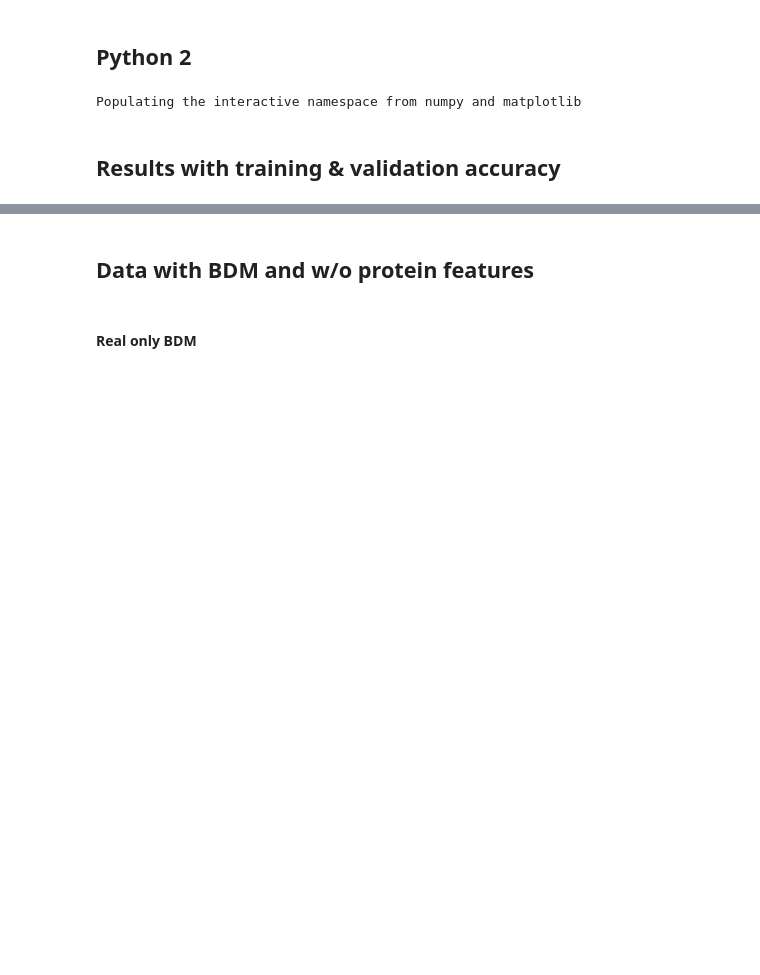
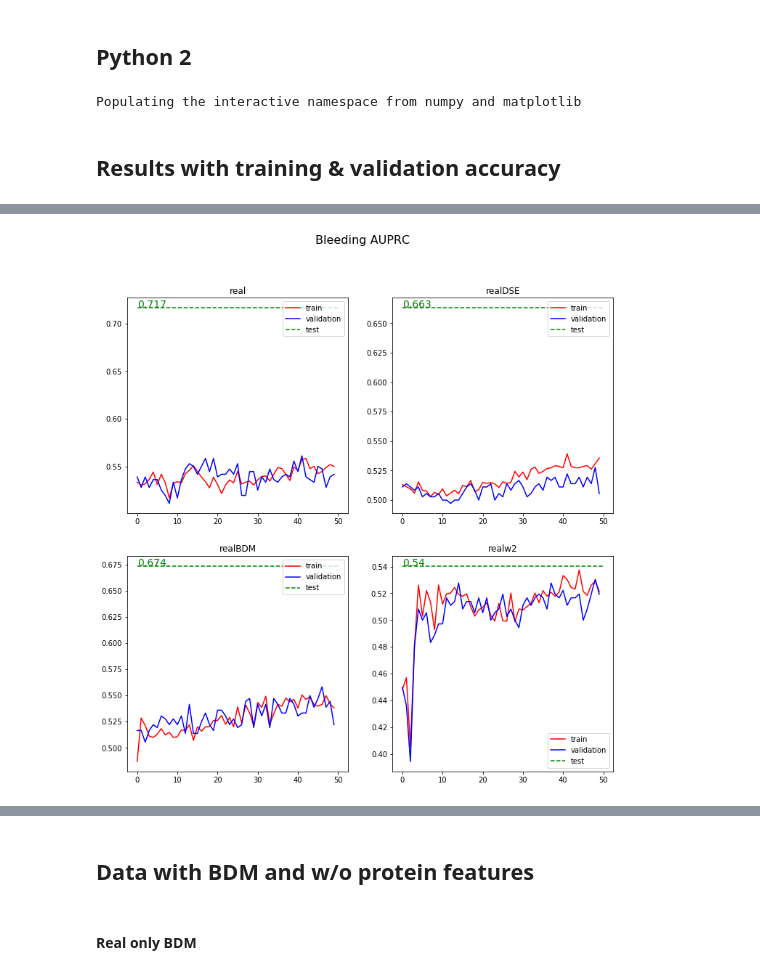
Before and after one commit to diitaz93/Master-Thesis, a Jupyter notebook: training_results.ipynb, the cells around one changed output, grey strips where cells are left out. Cells and saved outputs as stored; diff of their text form; code cells hidden in the pictures; blank space fills up the shorter version.

```diff
--- a/training_results.ipynb
+++ b/training_results.ipynb
@@ -59,12 +68,0 @@ print(np.shape(test_scores),'test_scores')
-# %%
-m = 0 #index of metric
-figure(figsize=[14,10])
-#suptitle(metric[m], fontsize=14)
-#dims = np.shape(new_data)
-for i in range(np.shape(train_acc)[0]):
-    subplot(5,2,i+1)
-    plot(train_acc[:,i])
-    subplots_adjust(left=None, bottom=0.1, right=None, top=1.2, wspace=None, hspace=None)
-#legend(loc='upper left')
-#suptitle(metric[m], fontsize=20,y=1.25)
-show()
@@ -72,0 +197,16 @@ show()
+# %%
+pair_idx = 5
+figure(figsize=[12,12])
+suptitle(ses[ses_pairs[pair_idx][0]]+' AUPRC',fontsize=16)
+for i in range(n_sims):
+    subplot(2,2,i+1)
+    test_val = test_data[ses_pairs[pair_idx][0],1,i]
+    hlines(test_val,0,50, colors='g', linestyles='dashed', label='test')
+    text(0, test_val, str(np.round(test_val,3)), fontsize=14,color='g')
+    plot(data[:,ses_pairs[pair_idx][0],3,i],label='train',color='r')
+    plot(data[:,ses_pairs[pair_idx][0],2,i],label='validation',color='b')
+    legend(loc='best')
+    title(sims[i])
+show()
+# %% [output]
+[figure, added]
```
Also changed, not shown: parts of 25 cells of this notebook, 8 other files.
